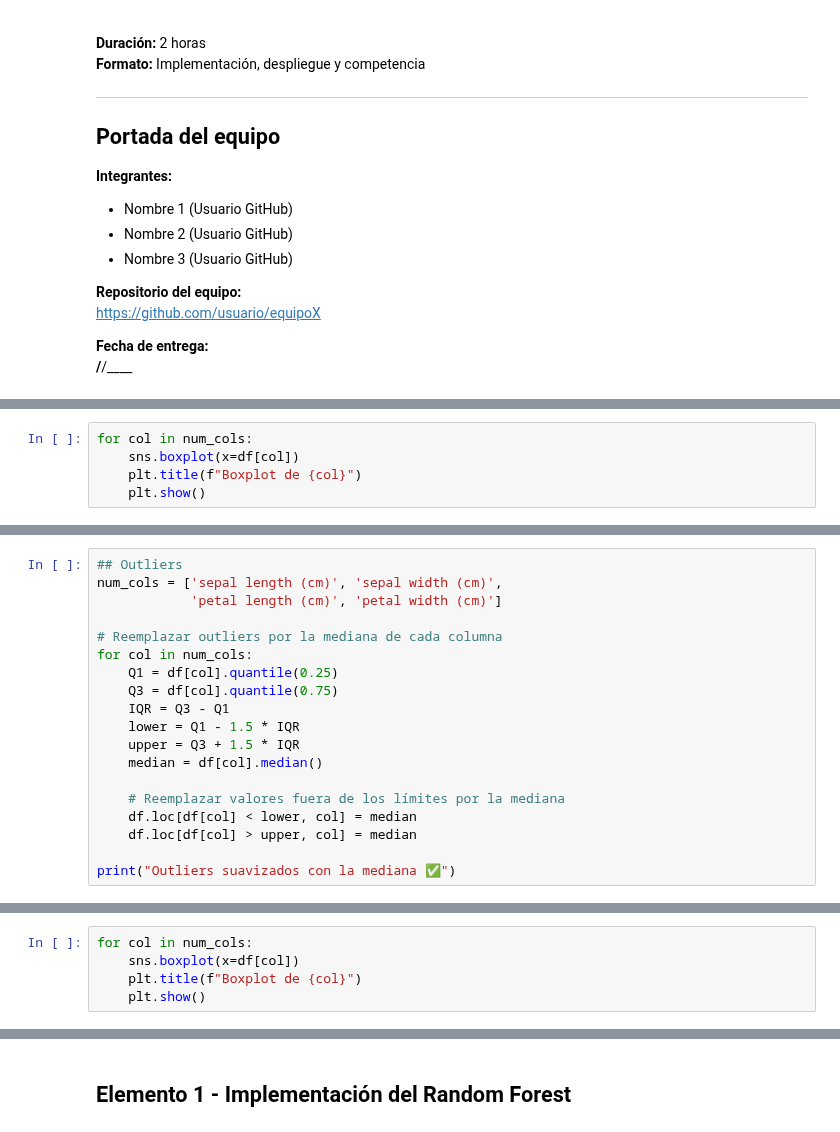
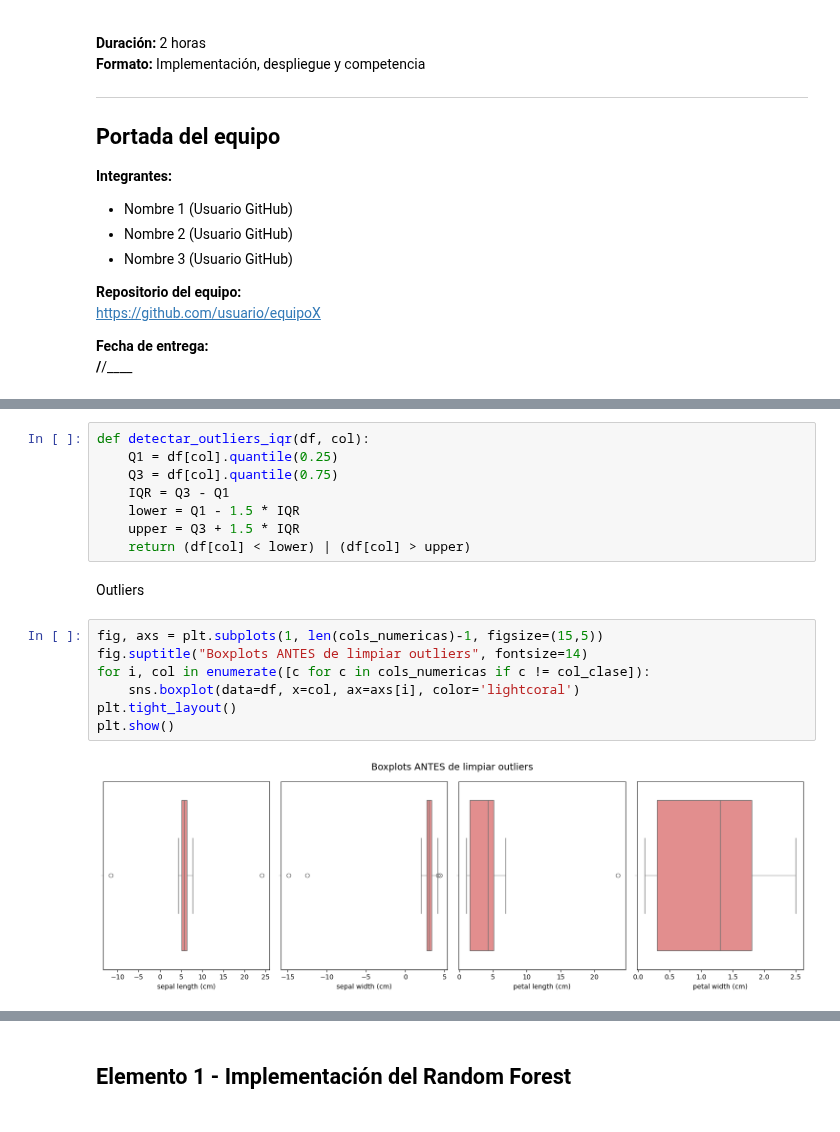
Before and after one commit to 1Enrique9/Ciencia-de-Datos, a Jupyter notebook: 7mo/Aprendizaje_automatico/Practicas/8/nb_template.ipynb, the cells around one changed output, grey strips where cells are left out. Drawn from its saved outputs; the diff is of its cells as text.

```diff
--- a/7mo/Aprendizaje_automatico/Practicas/8/nb_template.ipynb
+++ b/7mo/Aprendizaje_automatico/Practicas/8/nb_template.ipynb
@@ -102,5 +30,0 @@ target: 0 outliers encontrados
-# %%
-for col in num_cols:
-    sns.boxplot(x=df[col])
-    plt.title(f"Boxplot de {col}")
-    plt.show()
@@ -113,19 +30,0 @@ for col in num_cols:
-# %%
-## Outliers
-num_cols = ['sepal length (cm)', 'sepal width (cm)',
-            'petal length (cm)', 'petal width (cm)']
-
-# Reemplazar outliers por la mediana de cada columna
-for col in num_cols:
-    Q1 = df[col].quantile(0.25)
-    Q3 = df[col].quantile(0.75)
-    IQR = Q3 - Q1
-    lower = Q1 - 1.5 * IQR
-    upper = Q3 + 1.5 * IQR
-    median = df[col].median()
-
-    # Reemplazar valores fuera de los límites por la mediana
-    df.loc[df[col] < lower, col] = median
-    df.loc[df[col] > upper, col] = median
-
-print("Outliers suavizados con la mediana ✅")
@@ -151,5 +30,0 @@ Valores faltantes imputados con la mediana ✅
-# %%
-for col in num_cols:
-    sns.boxplot(x=df[col])
-    plt.title(f"Boxplot de {col}")
-    plt.show()
@@ -163,0 +39,19 @@ df.to_csv('iris_train_cleaned.csv', index=False)
+# %%
+def detectar_outliers_iqr(df, col):
+    Q1 = df[col].quantile(0.25)
+    Q3 = df[col].quantile(0.75)
+    IQR = Q3 - Q1
+    lower = Q1 - 1.5 * IQR
+    upper = Q3 + 1.5 * IQR
+    return (df[col] < lower) | (df[col] > upper)
+# %% [markdown]
+Outliers
+# %%
+fig, axs = plt.subplots(1, len(cols_numericas)-1, figsize=(15,5))
+fig.suptitle("Boxplots ANTES de limpiar outliers", fontsize=14)
+for i, col in enumerate([c for c in cols_numericas if c != col_clase]):
+    sns.boxplot(data=df, x=col, ax=axs[i], color='lightcoral')
+plt.tight_layout()
+plt.show()
+# %% [output]
+[figure, added]
```
Also changed, not shown: parts of 22 cells of this notebook, 2 other files.
